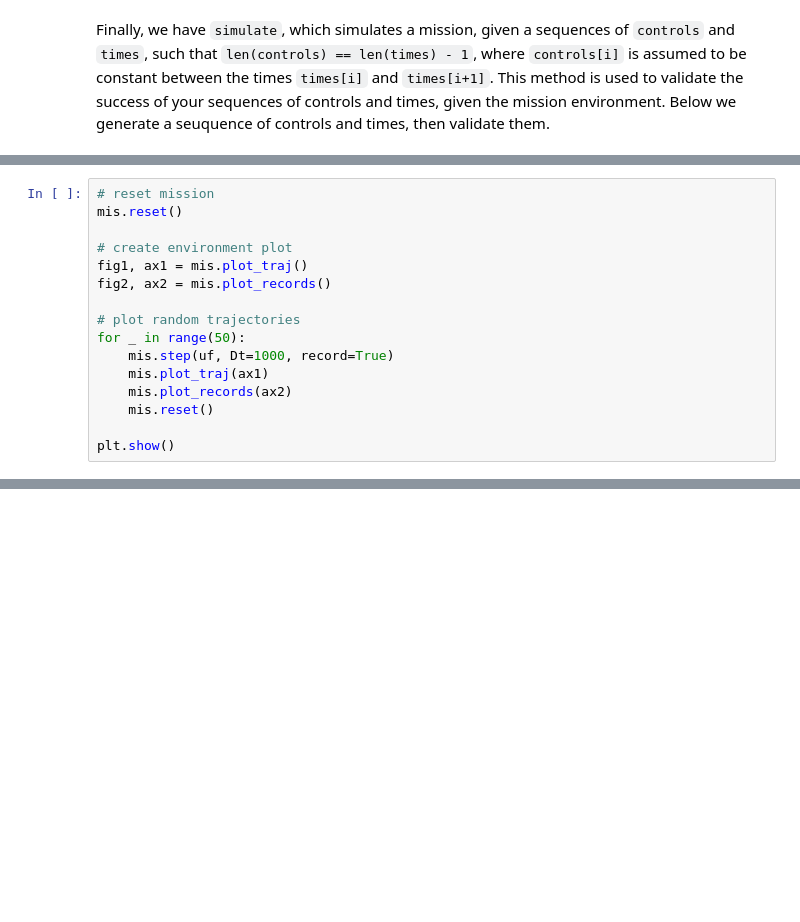
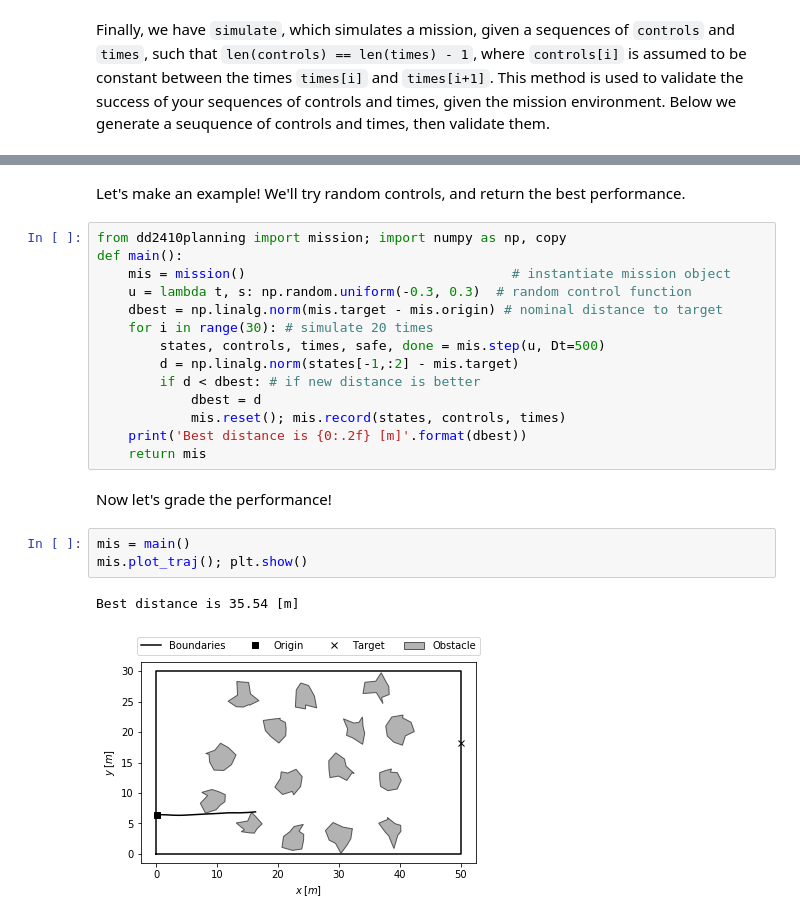
Before and after one commit to gitter-badger/kth-dd2410-planning, a Jupyter notebook: notebooks/tutorial.ipynb, the cells around one changed output, grey strips where cells are left out. Drawn from its saved outputs; the diff is of its cells as text; blank space fills up the shorter version.

```diff
--- a/notebooks/tutorial.ipynb
+++ b/notebooks/tutorial.ipynb
@@ -271,16 +236,0 @@ Now we'll just show a fun exmaple of things we can do below.
-# %%
-# reset mission
-mis.reset()
-
-# create environment plot
-fig1, ax1 = mis.plot_traj()
-fig2, ax2 = mis.plot_records()
-
-# plot random trajectories
-for _ in range(50):
-    mis.step(uf, Dt=1000, record=True)
-    mis.plot_traj(ax1)
-    mis.plot_records(ax2)
-    mis.reset()
-
-plt.show()
@@ -289,0 +243,24 @@ plt.show()
+# %% [markdown]
+Let's make an example! We'll try random controls, and return the best performance.
+# %%
+from dd2410planning import mission; import numpy as np, copy
+def main():
+    mis = mission()                                  # instantiate mission object
+    u = lambda t, s: np.random.uniform(-0.3, 0.3)  # random control function
+    dbest = np.linalg.norm(mis.target - mis.origin) # nominal distance to target
+    for i in range(30): # simulate 20 times
+        states, controls, times, safe, done = mis.step(u, Dt=500)
+        d = np.linalg.norm(states[-1,:2] - mis.target)
+        if d < dbest: # if new distance is better
+            dbest = d
+            mis.reset(); mis.record(states, controls, times)
+    print('Best distance is {0:.2f} [m]'.format(dbest))
+    return mis
+# %% [markdown]
+Now let's grade the performance!
+# %%
+mis = main()
+mis.plot_traj(); plt.show()
+# %% [output]
+Best distance is 35.54 [m]
+[figure, added]
```
Also changed, not shown: parts of 31 cells of this notebook, 3 other files.
